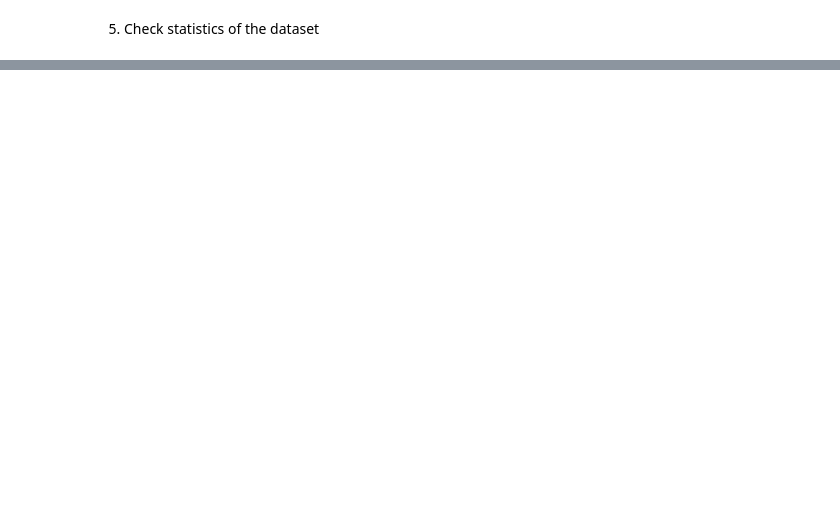
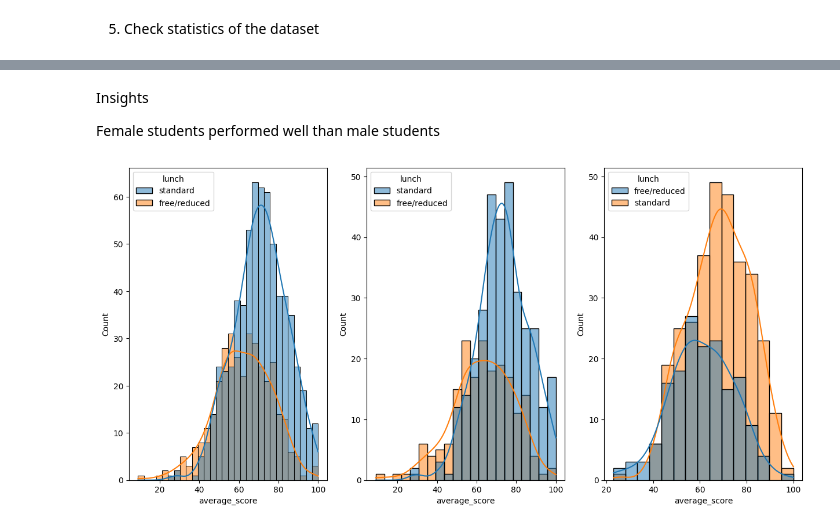
Before and after one commit to fureza-muqaddas/ml-projects, a Jupyter notebook: notebook/1. EDA Student Performance.ipynb, the cells around one changed output, grey strips where cells are left out. Drawn from its saved outputs; the diff is of its cells as text; code cells hidden in the pictures; blank space fills up the shorter version.

Commit message:
EDA visualistaions-checking outliers

```diff
--- a/notebook/1. EDA Student Performance.ipynb
+++ b/notebook/1. EDA Student Performance.ipynb
@@ -99,0 +133,6 @@ print("Categories in ")
+# %%
+#adding columns for total score and average score
+
+df['total_score'] = df['math score'] + df['reading score'] + df['writing score']
+df['average_score'] = df['total_score'] / 3
+df.head()
@@ -99,0 +191,15 @@ print("Categories in ")
+# %% [markdown]
+Insights
+
+Female students performed well than male students
+# %%
+plt.subplots(1, 3, figsize=(15, 7))
+plt.subplot(131)
+sns.histplot(data=df,x='average_score',bins=30,kde=True,hue='lunch')
+plt.subplot(132)
+sns.histplot(data=df[df.gender=='female'],x='average_score',kde=True, hue='lunch')
+plt.subplot(133)
+sns.histplot(data=df[df.gender=='male'],x='average_score',kde=True, hue='lunch')
+plt.show()
+# %% [output]
+[figure, added]
```
Also changed, not shown: parts of 64 cells of this notebook.
